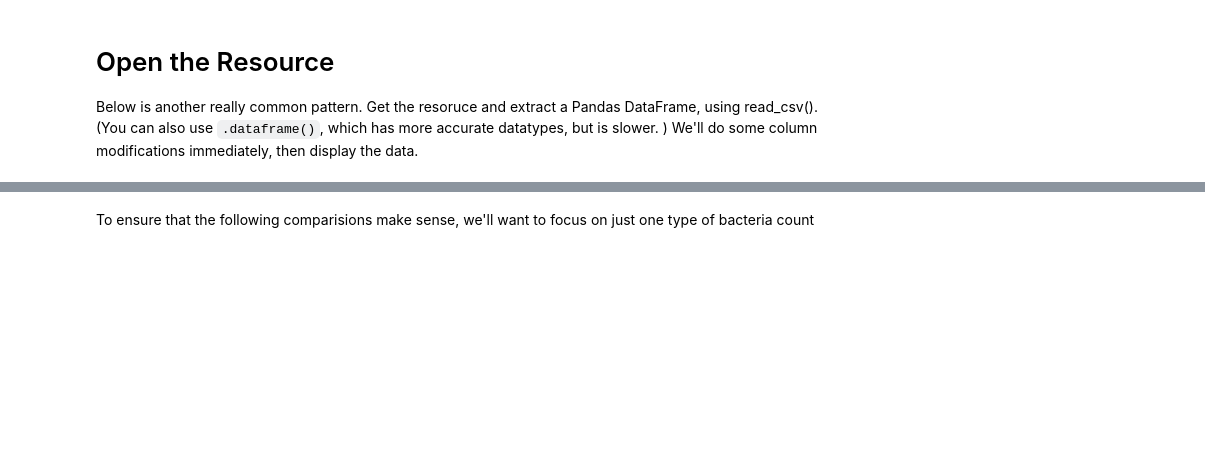
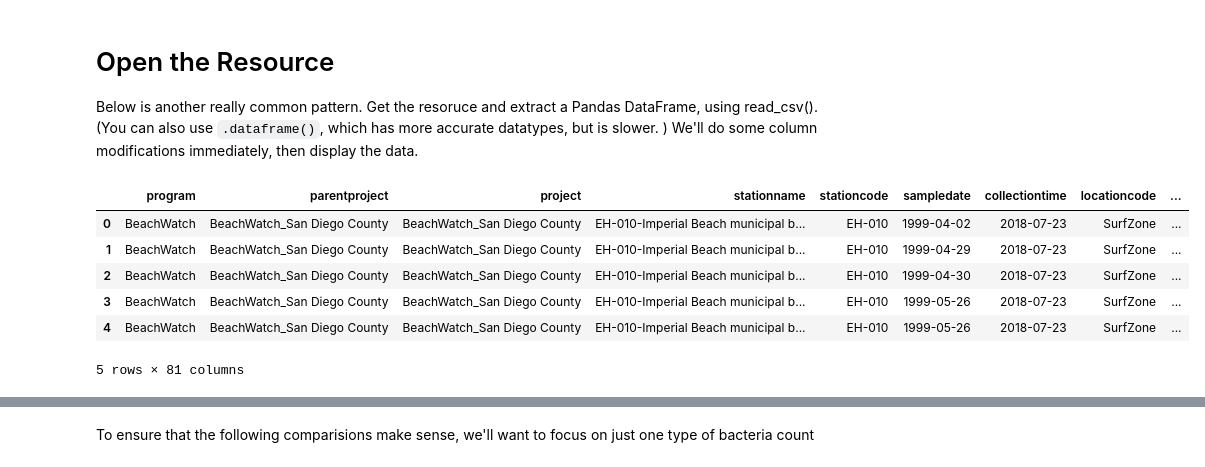
Before and after one commit to san-diego-water-quality/ericbusboom, a Jupyter notebook: Beachwatch station correlations.ipynb, the cells around one changed output, grey strips where cells are left out. Saved outputs shown, nothing was run; the diff lists cells and outputs as text; code cells hidden in the pictures; blank space fills up the shorter version.

```diff
--- a/Beachwatch station correlations.ipynb
+++ b/Beachwatch station correlations.ipynb
@@ -39,12 +60,20 @@ Below is another really common pattern. Get the resoruce and extract a Pandas Da
 # %%
 df = pkg.resource('beachwatch-sd').read_csv(parse_dates=True)
 
 # It looks like the prefix of the station code groups stations, maybe into watersheds.
 df['stationgroup'] = df.stationcode.str[:2]
 
 # The results has a large range, so log transformation makes them easier to visualize.
-df['log_result'] = df.result.apply(np.log)
+df['log_result'] = df.result.apply(np.log10)
 
 df.head()
+# %% [output]
+|  | program | parentproject | project | stationname | stationcode | sampledate | collectiontime | locationcode | ... |
+| 0 | BeachWatch | BeachWatch_San Diego County | BeachWatch_San Diego County | EH-010-Imperial Beach municipal b... | EH-010 | 1999-04-02 | 2018-07-23 | SurfZone | ... |
+| 1 | BeachWatch | BeachWatch_San Diego County | BeachWatch_San Diego County | EH-010-Imperial Beach municipal b... | EH-010 | 1999-04-29 | 2018-07-23 | SurfZone | ... |
+| 2 | BeachWatch | BeachWatch_San Diego County | BeachWatch_San Diego County | EH-010-Imperial Beach municipal b... | EH-010 | 1999-04-30 | 2018-07-23 | SurfZone | ... |
+| 3 | BeachWatch | BeachWatch_San Diego County | BeachWatch_San Diego County | EH-010-Imperial Beach municipal b... | EH-010 | 1999-05-26 | 2018-07-23 | SurfZone | ... |
+| 4 | BeachWatch | BeachWatch_San Diego County | BeachWatch_San Diego County | EH-010-Imperial Beach municipal b... | EH-010 | 1999-05-26 | 2018-07-23 | SurfZone | ... |
+5 rows × 81 columns
 # %%
 df[['stationcode','stationgroup']].drop_duplicates().groupby('stationgroup').count()
```
Also changed, not shown: parts of 31 cells of this notebook.
